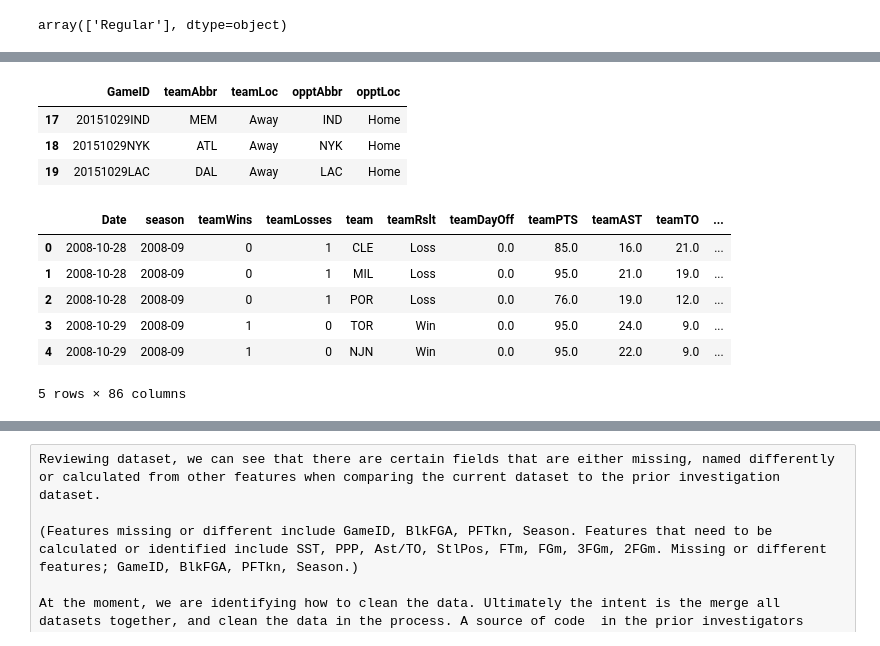
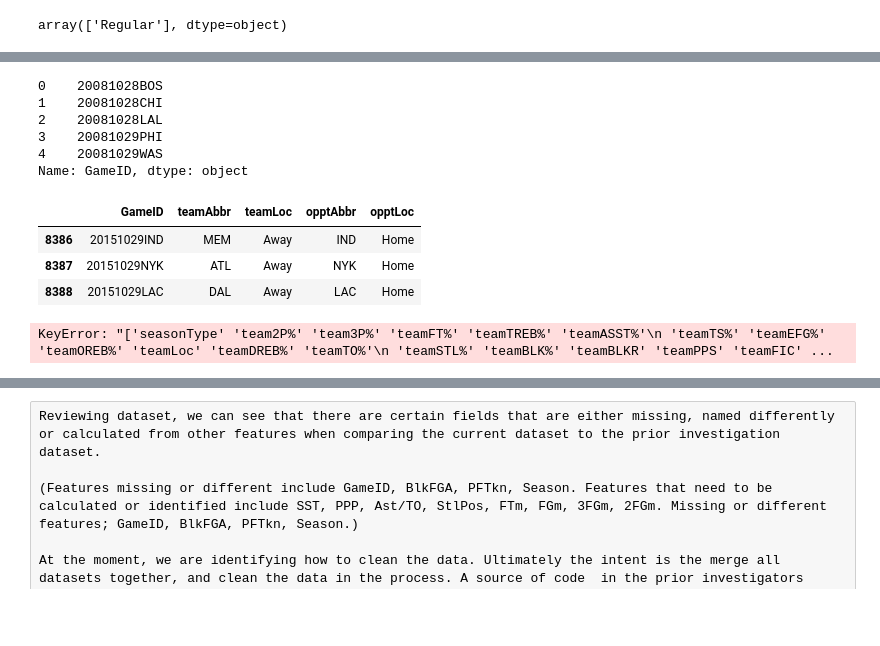
Before and after one commit to ElectricSheep007/UNH-Repo, a Jupyter notebook: DS_Guided_Capstone_2_Repo/virenv/Guided_Capstone_Project_2.ipynb, the cells around one changed output, grey strips where cells are left out. Cells and saved outputs as stored; diff of their text form; code cells hidden in the pictures; blank space fills up the shorter version.

```diff
--- a/DS_Guided_Capstone_2_Repo/virenv/Guided_Capstone_Project_2.ipynb
+++ b/DS_Guided_Capstone_2_Repo/virenv/Guided_Capstone_Project_2.ipynb
@@ -357,0 +351,6 @@ array(['Regular'], dtype=object)
+# %%
+all_regsea2 = pd.DataFrame()
+
+for start_date, end_date in dates:
+    print(start_date, end_date)
+    all_regsea2 = pd.concat([all_regsea2, team_stats.gmDate.apply(is_regsea)], axis=1)
@@ -357,0 +392,5 @@ array(['Regular'], dtype=object)
+# %%
+all_regsea2 = all_regsea2.sum(axis=1)
+# %%
+regsea2 = np.where(all_regsea2 == 1)[0]
+regsea2
@@ -357,0 +399,2 @@ array(['Regular'], dtype=object)
+# %%
+team_stats = team_stats.loc[regsea2]
@@ -409,10 +434,20 @@ Name: GameID, dtype: object
+# %%
+team_stats['GameID'] = dateString + team_stats['opptAbbr']
+team_stats['GameID'].head()
+# %% [output]
+0    20081028BOS
+1    20081028CHI
+2    20081028LAL
+3    20081029PHI
+4    20081029WAS
+Name: GameID, dtype: object
 # %%
-team_stats[['GameID','teamAbbr', 'teamLoc', 'opptAbbr', 'opptLoc']][team_stats['gmDate'] == datetime(2015,10,29)]
+team_stats[['GameID','teamAbbr', 'opptAbbr', 'opptLoc']][team_stats['gmDate'] == datetime(2015,10,29)]
 # %% [output]
 |  | GameID | teamAbbr | teamLoc | opptAbbr | opptLoc |
-| 17 | 20151029IND | MEM | Away | IND | Home |
-| 18 | 20151029NYK | ATL | Away | NYK | Home |
-| 19 | 20151029LAC | DAL | Away | LAC | Home |
+| 8386 | 20151029IND | MEM | Away | IND | Home |
+| 8387 | 20151029NYK | ATL | Away | NYK | Home |
+| 8388 | 20151029LAC | DAL | Away | LAC | Home |
 # %%
 #Renaming Columns
 
@@ -420,7 +455,9 @@ team_stats.rename(columns = {'gmDate' : 'Date', 'teamAbbr' : 'team', 'opptAbbr'
 # %%
 #Removing percentage columns and
 
-team_stats.drop(columns = ['seasonType', 'teamLoc', 'team2P%', 'team3P%', 'teamFT%', 'teamTREB%', 'teamASST%', 'teamTS%', 'teamEFG%', 'teamOREB%', 'teamDREB%', 'teamTO%', 'teamSTL%', 'teamBLK%', 'teamBLKR', 'teamPPS', 'teamFIC', 'teamFIC40' , 'teamPlay%', 'teamAR', 'teamPoss', 'teamPace', 'teamSTL/TO', 'opptLoc', 'oppt2P%', 'oppt3P%', 'opptFT%', 'opptTREB%', 'opptASST%', 'opptTS%', 'opptEFG%', 'opptOREB%', 'opptDREB%', 'opptTO%', 'opptSTL%', 'opptBLK%', 'opptBLKR', 'opptPPS', 'opptFIC', 'opptFIC40', 'opptPlay%', 'opptAR', 'opptSTL/TO', 'opptPoss', 'opptPace'], inplace = True)
+team_stats.drop(columns = ['seasonType', 'team2P%', 'team3P%', 'teamFT%', 'teamTREB%', 'teamASST%', 'teamTS%', 'teamEFG%', 'teamOREB%', 'teamLoc', 'teamDREB%', 'teamTO%', 'teamSTL%', 'teamBLK%', 'teamBLKR', 'teamPPS', 'teamFIC', 'teamFIC40' , 'teamPlay%', 'teamAR', 'teamPoss', 'teamPace', 'teamSTL/TO', 'oppt2P%', 'oppt3P%', 'opptFT%', 'opptTREB%', 'opptASST%', 'opptTS%', 'opptEFG%', 'opptLoc', 'opptOREB%', 'opptDREB%', 'opptTO%', 'opptSTL%', 'opptBLK%', 'opptBLKR', 'opptPPS', 'opptFIC', 'opptFIC40', 'opptPlay%', 'opptAR', 'opptSTL/TO', 'opptPoss', 'opptPace'], inplace = True)
+# %% [output]
+KeyError: "['seasonType' 'team2P%' 'team3P%' 'teamFT%' 'teamTREB%' 'teamASST%'\n 'teamTS%' 'teamEFG%' 'teamOREB%' 'teamLoc' 'teamDREB%' 'teamTO%'\n 'teamSTL%' 'teamBLK%' 'teamBLKR' 'teamPPS' 'teamFIC' ...
 # %%
 #Creating Missed Columns
 
@@ -430,13 +467,3 @@ team_stats['team3PMissed'] = team_stats['team3PA'] - team_stats['team3PMade']
 team_stats['opptFGMissed'] = team_stats['opptFGA'] - team_stats['opptFGMade']
 team_stats['oppt2PMissed'] = team_stats['oppt2PA'] - team_stats['oppt2PMade']
 team_stats['oppt3PMissed'] = team_stats['oppt3PA'] - team_stats['oppt3PMade']
-# %%
-team_stats.head()
-# %% [output]
-|  | Date | season | teamWins | teamLosses | team | teamRslt | teamDayOff | teamPTS | teamAST | teamTO | ... |
-| 0 | 2008-10-28 | 2008-09 | 0 | 1 | CLE | Loss | 0.0 | 85.0 | 16.0 | 21.0 | ... |
-| 1 | 2008-10-28 | 2008-09 | 0 | 1 | MIL | Loss | 0.0 | 95.0 | 21.0 | 19.0 | ... |
-| 2 | 2008-10-28 | 2008-09 | 0 | 1 | POR | Loss | 0.0 | 76.0 | 19.0 | 12.0 | ... |
-| 3 | 2008-10-29 | 2008-09 | 1 | 0 | TOR | Win | 0.0 | 95.0 | 24.0 | 9.0 | ... |
-| 4 | 2008-10-29 | 2008-09 | 1 | 0 | NJN | Win | 0.0 | 95.0 | 22.0 | 9.0 | ... |
-5 rows × 86 columns
```
Also changed, not shown: parts of 84 cells of this notebook.
